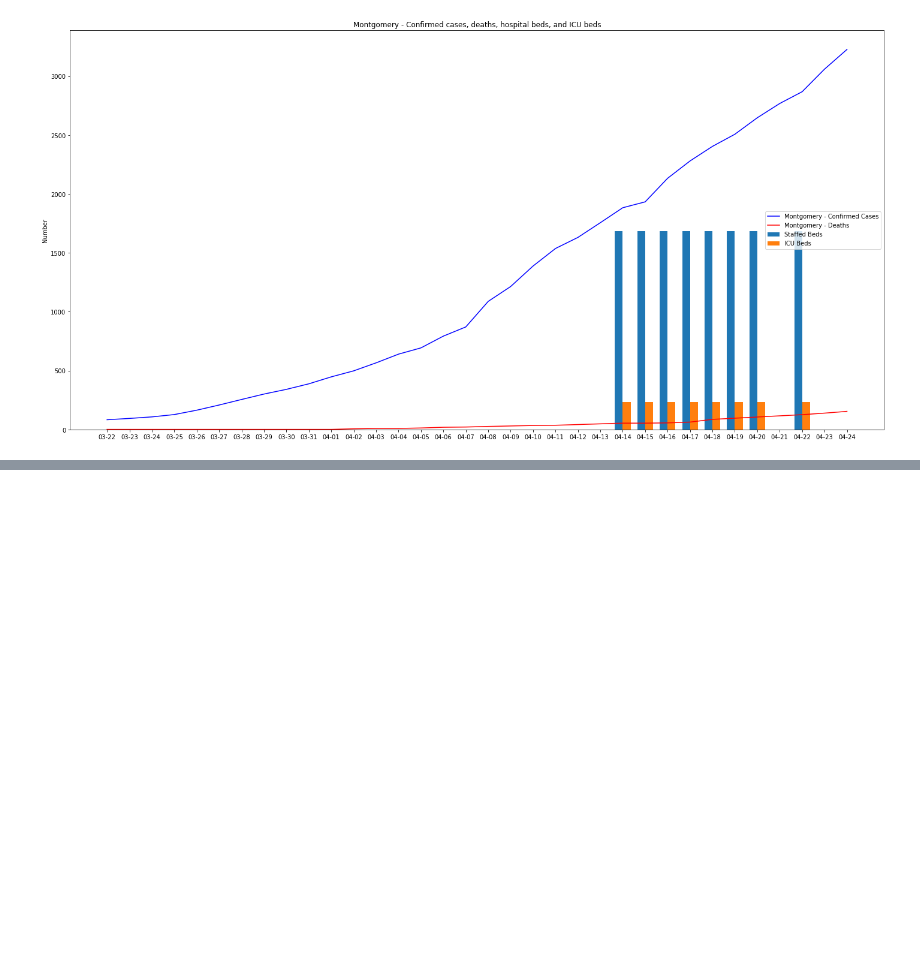
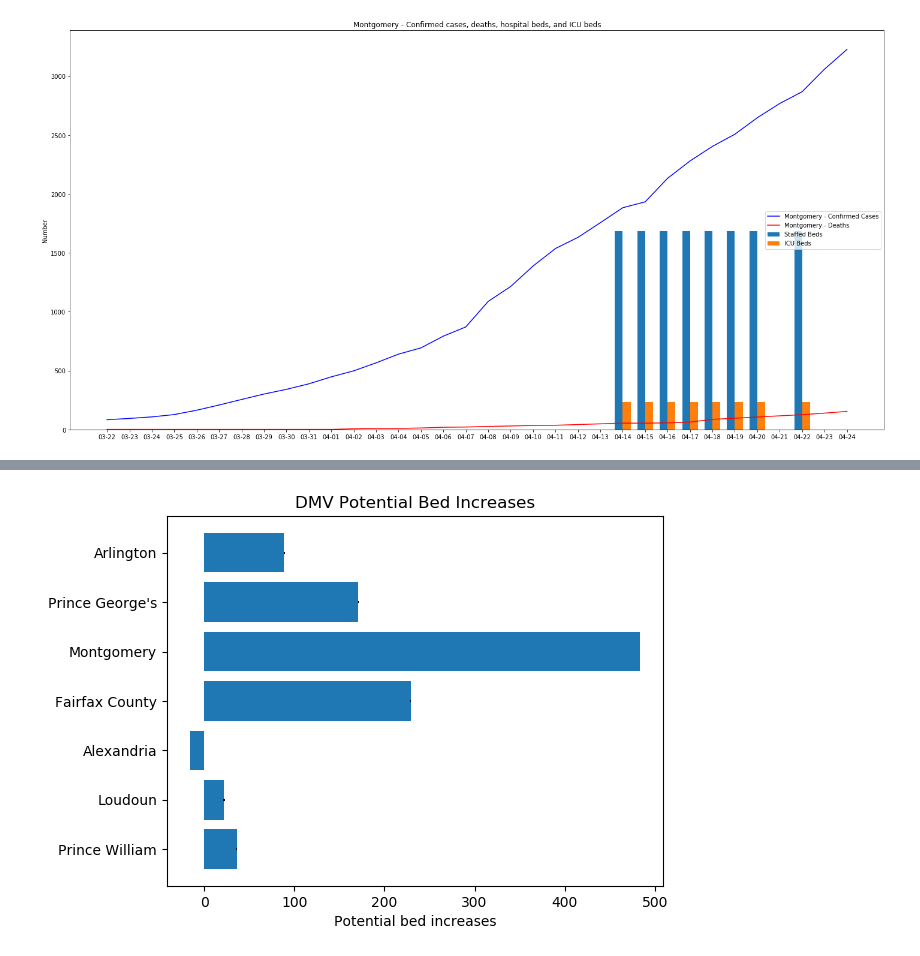
Before and after one commit to mtwtan/covid19, a Jupyter notebook: jhu/notebooks/covid19_cases_death_hospital_beds.ipynb, the cells around one changed output, grey strips where cells are left out. Drawn from its saved outputs; the diff is of its cells as text; code cells hidden in the pictures; blank space fills up the shorter version.

```diff
--- a/jhu/notebooks/covid19_cases_death_hospital_beds.ipynb
+++ b/jhu/notebooks/covid19_cases_death_hospital_beds.ipynb
@@ -336,0 +402,30 @@ for index in df_counties.index:
+# %%
+%local
+import numpy as np
+
+counties = list()
+bed_increase = list()
+
+for index, row in df_beds_dmv.iterrows():
+  bed_increase.append(row["potential_increase_bed_capacity"])
+  counties.append(row["county_name"])
+
+#print(counties)
+y_pos = np.arange(len(counties))
+#print(y_pos)
+
+error = np.random.rand(len(counties))
+
+plt.rcdefaults()
+fig, ax = plt.subplots()
+
+ax.barh(y_pos, bed_increase, xerr=error, align='center')
+ax.set_yticks(y_pos)
+ax.set_yticklabels(counties)
+ax.invert_yaxis()  # labels read top-to-bottom
+ax.set_xlabel('Potential bed increases')
+ax.set_title('DMV Potential Bed Increases')
+
+plt.show()
+# %% [output]
+[figure, added]
```
Also changed, not shown: parts of 5 cells of this notebook.
